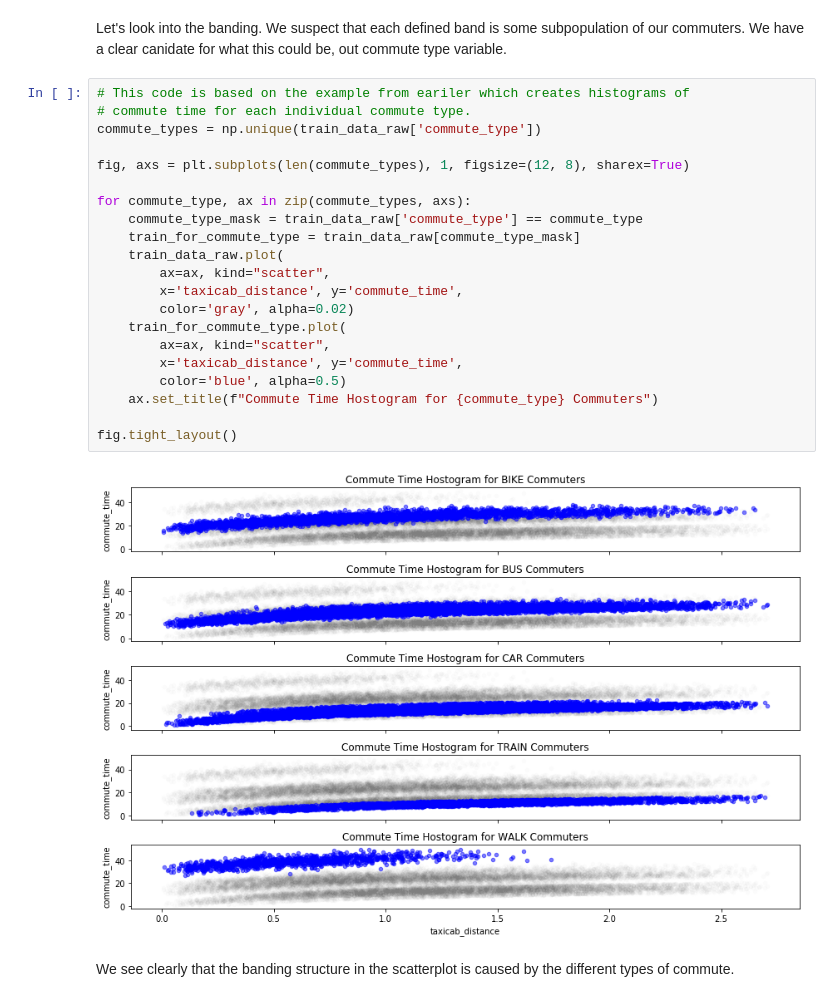
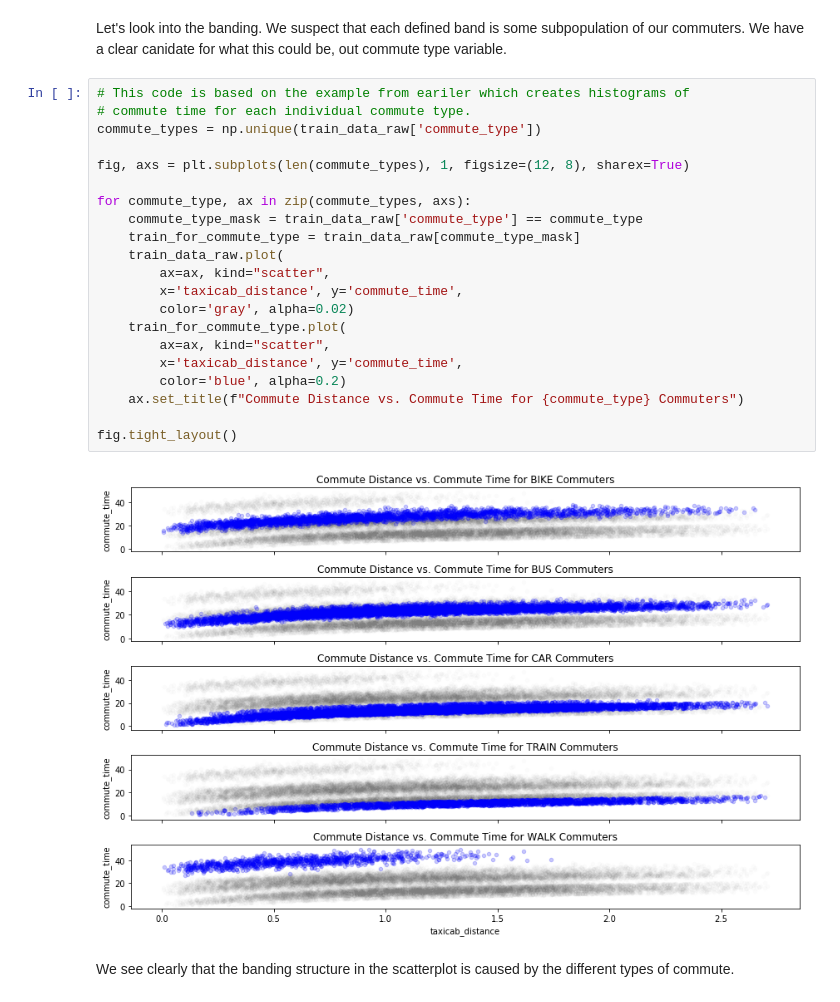
Before and after one commit to QCaudron/ml_101, a Jupyter notebook: 2_Linear_models/linear-regression.ipynb, the cells around one changed output. Drawn from its saved outputs; the diff is of its cells as text.

```diff
--- a/2_Linear_models/linear-regression.ipynb
+++ b/2_Linear_models/linear-regression.ipynb
@@ -278,26 +278,26 @@ Let's look into the banding.  We suspect that each defined band is some subpopul
 # %%
 # This code is based on the example from eariler which creates histograms of
 # commute time for each individual commute type.
 commute_types = np.unique(train_data_raw['commute_type'])
 
 fig, axs = plt.subplots(len(commute_types), 1, figsize=(12, 8), sharex=True)
 
 for commute_type, ax in zip(commute_types, axs):
     commute_type_mask = train_data_raw['commute_type'] == commute_type
     train_for_commute_type = train_data_raw[commute_type_mask]
     train_data_raw.plot(
         ax=ax, kind="scatter",
         x='taxicab_distance', y='commute_time',
         color='gray', alpha=0.02)
     train_for_commute_type.plot(
         ax=ax, kind="scatter",
         x='taxicab_distance', y='commute_time',
-        color='blue', alpha=0.5)
-    ax.set_title(f"Commute Time Hostogram for {commute_type} Commuters")
+        color='blue', alpha=0.2)
+    ax.set_title(f"Commute Distance vs. Commute Time for {commute_type} Commuters")
 
 fig.tight_layout()
 # %% [output]
-[figure, old version]
+[figure, new version]
 # %% [markdown]
 We see clearly that the banding structure in the scatterplot is caused by the different types of commute.
 # %% [markdown]
```
Also changed, not shown: parts of 8 cells of this notebook.
